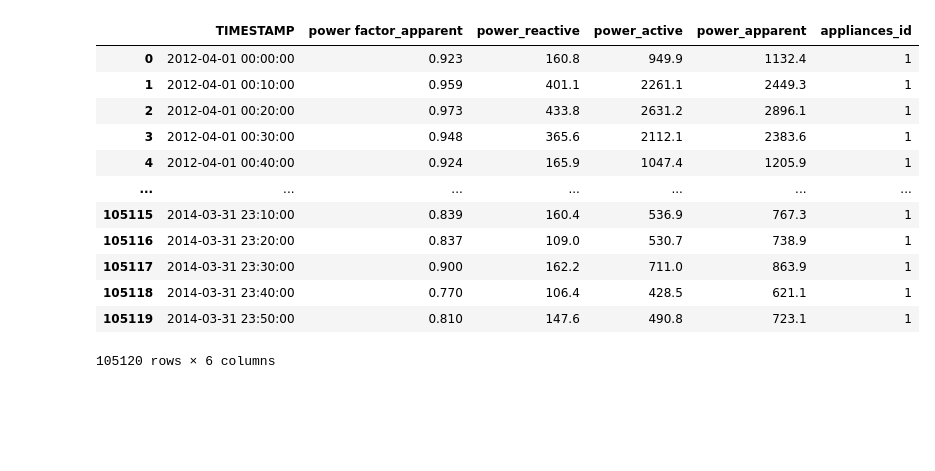
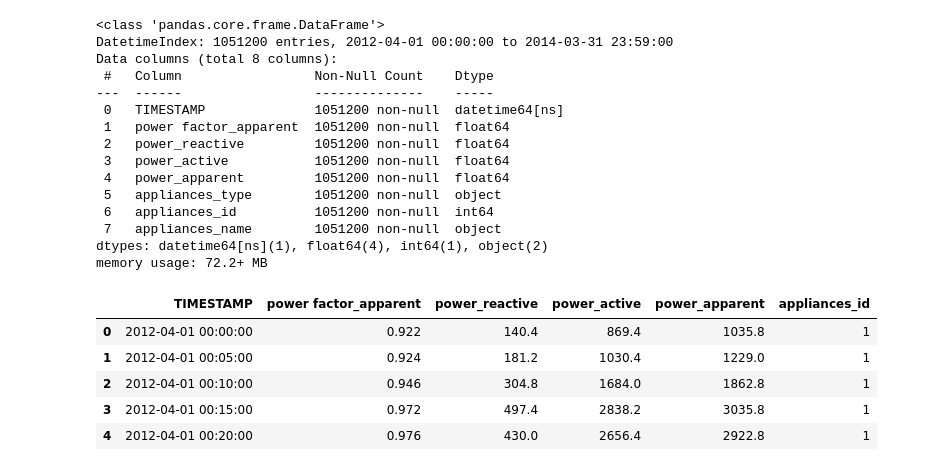
Before and after one commit to chuan-khuna/datamining_nilm_v2, a Jupyter notebook: 02_EDA_main.ipynb, the cells around one changed output. Saved outputs shown, nothing was run; the diff lists cells and outputs as text; code cells hidden in the pictures; blank space fills up the shorter version.

```diff
--- a/02_EDA_main.ipynb
+++ b/02_EDA_main.ipynb
@@ -27,4 +27,22 @@ df.head()
 | 2012-04-01 00:02:00 | 2012-04-01 00:02:00 | 0.93 | 139.0 | 872.0 | 1021.0 | main | ... |
 | 2012-04-01 00:03:00 | 2012-04-01 00:03:00 | 0.93 | 141.0 | 872.0 | 1018.0 | main | ... |
 | 2012-04-01 00:04:00 | 2012-04-01 00:04:00 | 0.89 | 140.0 | 772.0 | 1018.0 | main | ... |
+# %%
+df.info()
+# %% [output]
+<class 'pandas.core.frame.DataFrame'>
+DatetimeIndex: 1051200 entries, 2012-04-01 00:00:00 to 2014-03-31 23:59:00
+Data columns (total 8 columns):
+ #   Column                 Non-Null Count    Dtype
+---  ------                 --------------    -----
+ 0   TIMESTAMP              1051200 non-null  datetime64[ns]
+ 1   power factor_apparent  1051200 non-null  float64
+ 2   power_reactive         1051200 non-null  float64
+ 3   power_active           1051200 non-null  float64
+ 4   power_apparent         1051200 non-null  float64
+ 5   appliances_type        1051200 non-null  object
+ 6   appliances_id          1051200 non-null  int64
+ 7   appliances_name        1051200 non-null  object
+dtypes: datetime64[ns](1), float64(4), int64(1), object(2)
+memory usage: 72.2+ MB
 # %%
@@ -32,18 +50,11 @@ resample_min = 10
 df2 = df.resample(f"{resample_min}min").mean()
 df2 = df2.reset_index()
 # %%
-df2
+df2.head()
 # %% [output]
 |  | TIMESTAMP | power factor_apparent | power_reactive | power_active | power_apparent | appliances_id |
-| 0 | 2012-04-01 00:00:00 | 0.923 | 160.8 | 949.9 | 1132.4 | 1 |
-| 1 | 2012-04-01 00:10:00 | 0.959 | 401.1 | 2261.1 | 2449.3 | 1 |
-| 2 | 2012-04-01 00:20:00 | 0.973 | 433.8 | 2631.2 | 2896.1 | 1 |
-| 3 | 2012-04-01 00:30:00 | 0.948 | 365.6 | 2112.1 | 2383.6 | 1 |
-| 4 | 2012-04-01 00:40:00 | 0.924 | 165.9 | 1047.4 | 1205.9 | 1 |
-| ... | ... | ... | ... | ... | ... | ... |
-| 105115 | 2014-03-31 23:10:00 | 0.839 | 160.4 | 536.9 | 767.3 | 1 |
-| 105116 | 2014-03-31 23:20:00 | 0.837 | 109.0 | 530.7 | 738.9 | 1 |
-| 105117 | 2014-03-31 23:30:00 | 0.900 | 162.2 | 711.0 | 863.9 | 1 |
-| 105118 | 2014-03-31 23:40:00 | 0.770 | 106.4 | 428.5 | 621.1 | 1 |
-| 105119 | 2014-03-31 23:50:00 | 0.810 | 147.6 | 490.8 | 723.1 | 1 |
+| 0 | 2012-04-01 00:00:00 | 0.922 | 140.4 | 869.4 | 1035.8 | 1 |
+| 1 | 2012-04-01 00:05:00 | 0.924 | 181.2 | 1030.4 | 1229.0 | 1 |
+| 2 | 2012-04-01 00:10:00 | 0.946 | 304.8 | 1684.0 | 1862.8 | 1 |
+| 3 | 2012-04-01 00:15:00 | 0.972 | 497.4 | 2838.2 | 3035.8 | 1 |
+| 4 | 2012-04-01 00:20:00 | 0.976 | 430.0 | 2656.4 | 2922.8 | 1 |
-105120 rows × 6 columns
```
Also changed, not shown: parts of 14 cells of this notebook, 8 other files.
